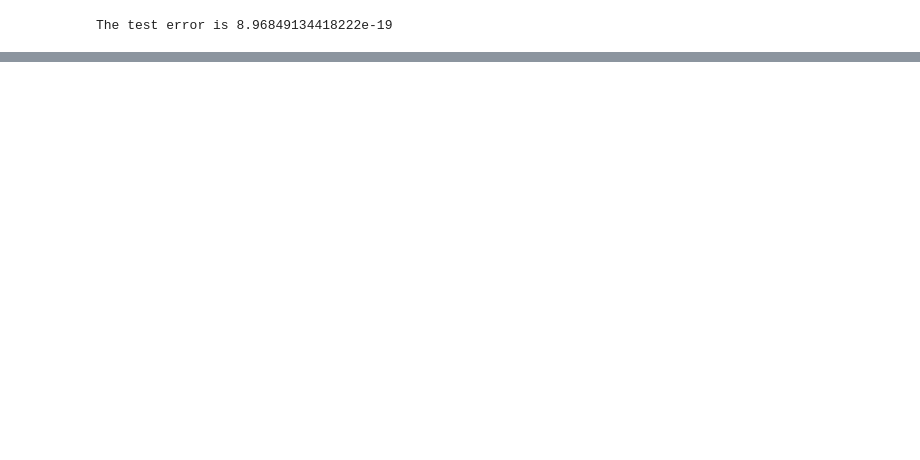
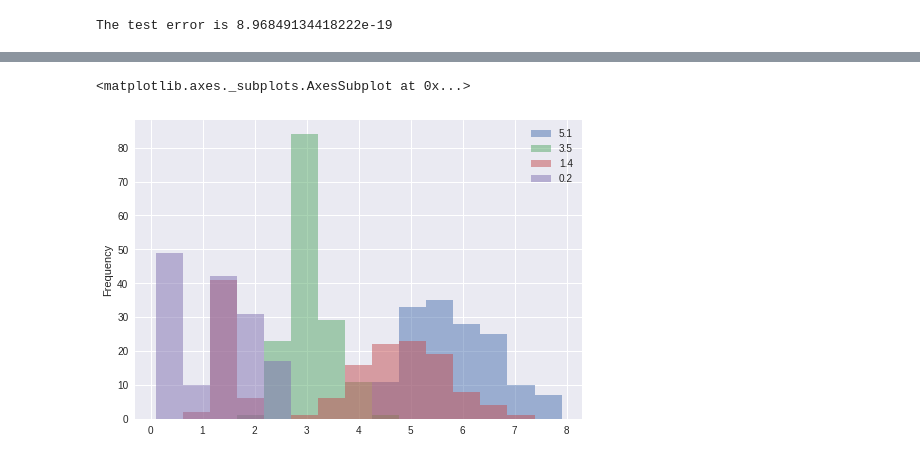
Before and after one commit to Migaalee/machine_learning, a Jupyter notebook: Tutorials_AA_Migla.ipynb, the cells around one changed output, grey strips where cells are left out. Drawn from its saved outputs; the diff is of its cells as text; code cells hidden in the pictures; blank space fills up the shorter version.

```diff
--- a/Tutorials_AA_Migla.ipynb
+++ b/Tutorials_AA_Migla.ipynb
@@ -406,0 +599,8 @@ The test error is 8.96849134418222e-19
+# %%
+iris = pd.read_csv("iris.data", delimiter=",")
+# %%
+plt.style.use('seaborn')
+iris.plot(kind='hist', bins=15, alpha=0.5)
+# %% [output]
+<matplotlib.axes._subplots.AxesSubplot at 0x...>
+[figure, added]
```
Also changed, not shown: parts of 59 cells of this notebook.
